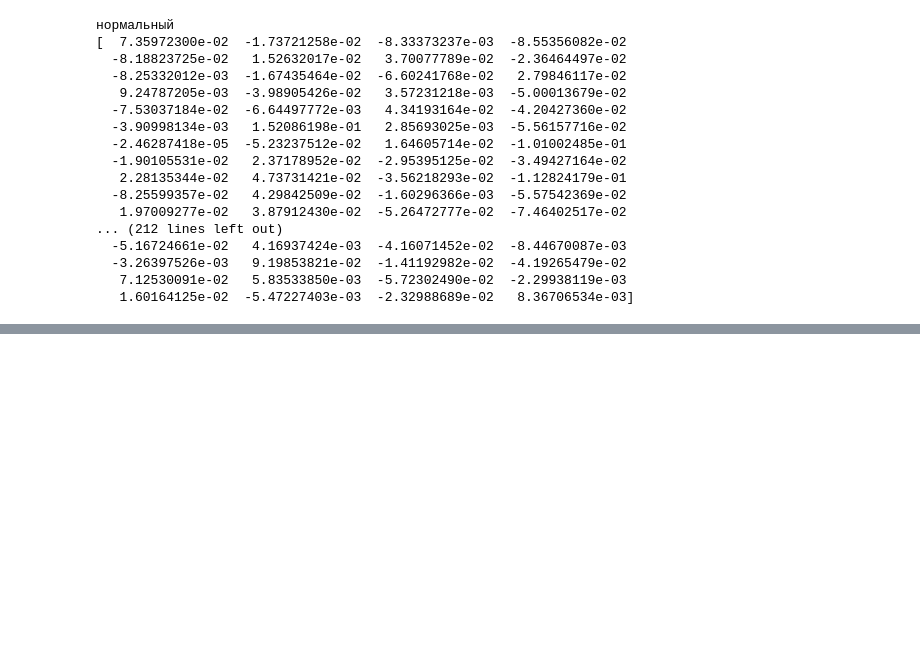
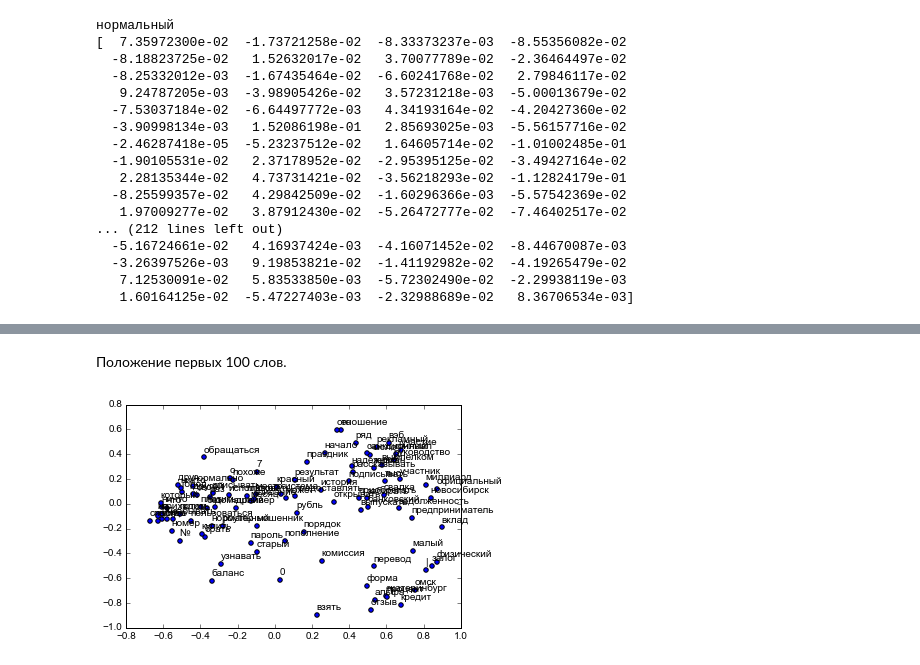
Before and after one commit to Semen52/FSA2, a Jupyter notebook: fsa/fuzzy_clustering.ipynb, the cells around one changed output, grey strips where cells are left out. Cells and saved outputs as stored; diff of their text form; code cells hidden in the pictures; blank space fills up the shorter version.

```diff
--- a/fsa/fuzzy_clustering.ipynb
+++ b/fsa/fuzzy_clustering.ipynb
@@ -54,0 +73,18 @@ for ix, word in enumerate(words[:3]):
+# %% [markdown]
+Положение первых 100 слов.
+# %%
+from matplotlib import rc
+rc('font', family='Arial')
+plt.scatter(pca_vectors[:100, 0],
+            pca_vectors[:100, 1])
+for label, x, y in zip(words, pca_vectors[:100, 0], pca_vectors[:100, 1]):
+    plt.annotate(
+        label,
+        (x, y),
+        xytext=(0, 3),
+        textcoords = 'offset points',
+        ha = 'left',
+        va = 'bottom'
+    )
+# %% [output]
+[figure, added]
```
Also changed, not shown: parts of 3 cells of this notebook.
